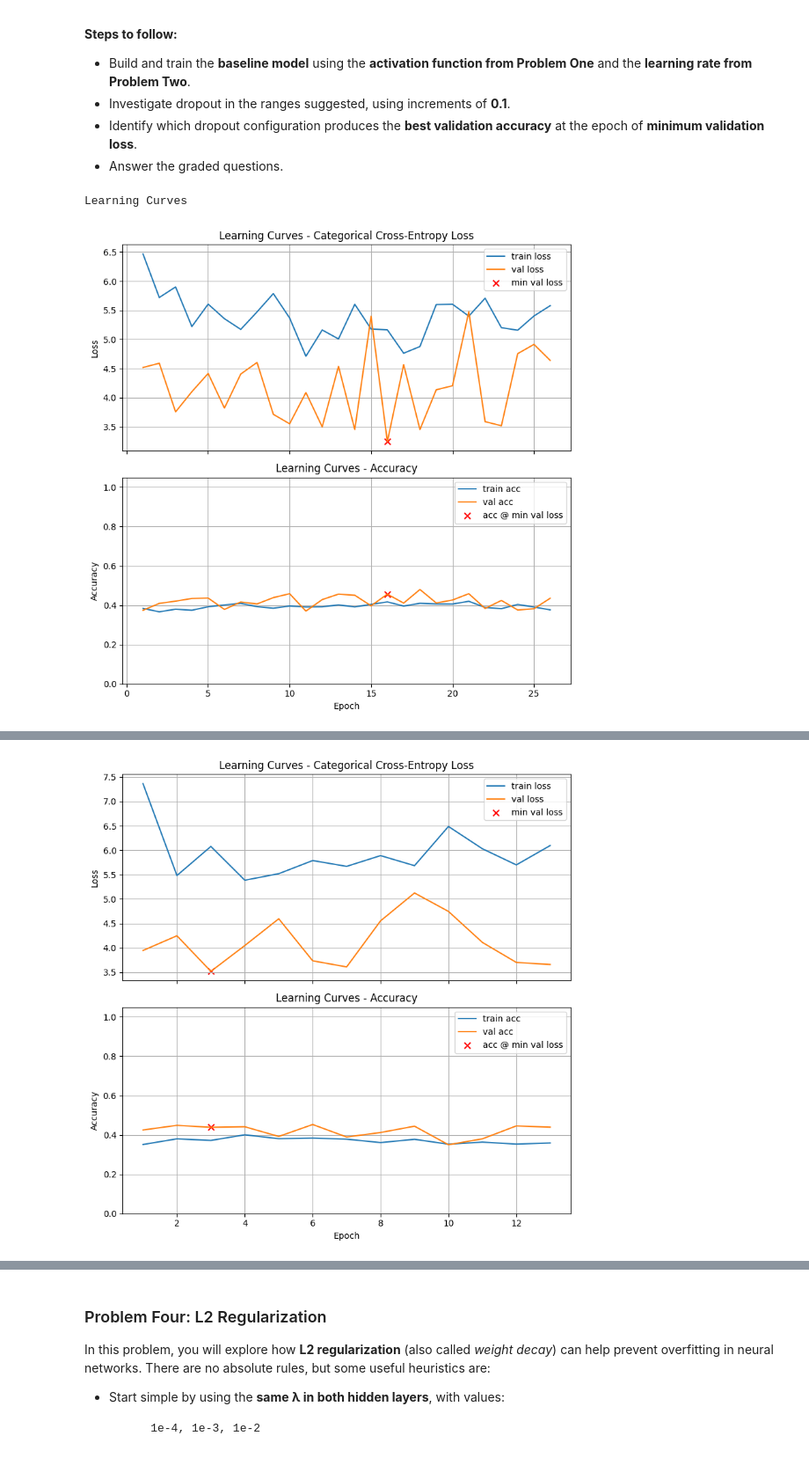
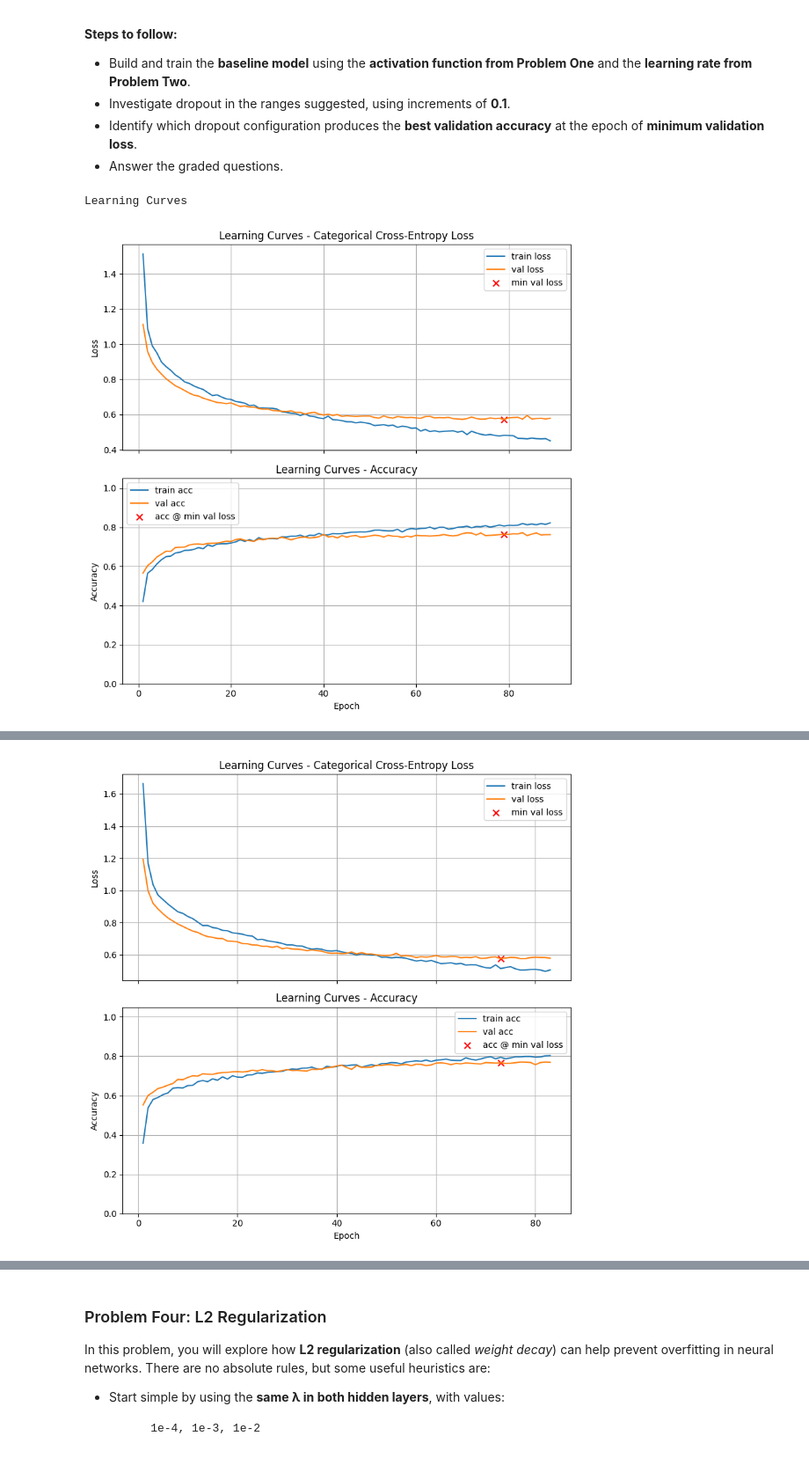
Before and after one commit to bchekole/Fall2025-MOD-703, a Jupyter notebook: Homework_03 (2).ipynb, the cells around one changed output, grey strips where cells are left out. Shown at 88% size. Saved outputs shown, nothing was run; the diff lists cells and outputs as text; code cells hidden in the pictures.

```diff
--- a/Homework_03 (2).ipynb
+++ b/Homework_03 (2).ipynb
@@ -527,13 +522,18 @@ In this problem, you will continue working with the **baseline model** and deter
 
 **Note: Smaller learning rates will generally take more epochs to reach the optimal point, so some of these will not engage early stopping, but run the full 500 epochs.**
 # %%
+# Problem 2 — Learning-rate sweep (sets a2a, a2b)
 import numpy as np
+
+# ensure dict for train_and_test side effects
+try: results
+except NameError: results = {}
+if isinstance(results, list): results = {}
 
 act = {0:'relu',1:'sigmoid',2:'tanh'}.get(a1a,'relu')
 lrs = [1e-3, 5e-4, 1e-4, 5e-5, 1e-5]
 
-val_accs, min_losses = [], []
-
+val_accs = []
 for lr in lrs:
     m = build_model(X_train.shape[1], [(64,act,0.0,0.0),(32,act,0.0,0.0)], n_classes)
     H = train_and_test(m, epochs=500, lr_schedule=lr, use_early_stopping=True,
@@ -542,13 +542,9 @@ for lr in lrs:
     vl = np.array(hist.get('val_loss', []))
     i  = int(vl.argmin()) if vl.size else None
     va = hist.get('val_accuracy', hist.get('val_acc', [])) or []
-    acc = float(va[i]) if (i is not None and len(va)>i) else float(m.evaluate(X_val, y_val, verbose=0)[1])
-    val_accs.append(acc)
-    min_losses.append(float(vl[i]) if i is not None else np.inf)
-    print(f"LR={lr:<7g}\tacc@min={acc:.4f}\tmin_val_loss={min_losses[-1]:.4f}")
+    val_accs.append(float(va[i]) if (i is not None and len(va)>i)
+                    else float(m.evaluate(X_val, y_val, verbose=0)[1]))
 
-# choose best: highest acc, then lowest min_val_loss, then smaller LR
-order = np.lexsort((np.array(lrs), np.array(min_losses), -np.array(val_accs)))
-best_idx = int(order[0])
+best_idx = int(np.nanargmax(val_accs))
 # %% [output]
 LR=0.001
@@ -674,50 +665,35 @@ In this problem, you will explore how **dropout** can help prevent overfitting i
 * Identify which dropout configuration produces the **best validation accuracy** at the epoch of **minimum validation loss**.
 * Answer the graded questions.
 # %%
-# Problem 3 — joint answer cell (sets a3a and a3b)
+# Problem 3 — Dropout sweep (sets a3a, a3b)
 import numpy as np
-# repair keras namespace if shadowed
-try:
-    from tensorflow.keras import models as _models, regularizers as _regs
-except Exception:
-    from keras import models as _models, regularizers as _regs
-models, regularizers = _models, _regs  # build_model uses these
 
 # ensure dict for train_and_test side effects
 try: results
 except NameError: results = {}
 if isinstance(results, list): results = {}
 
-# activation from Problem 1
 act = {0:'relu',1:'sigmoid',2:'tanh'}.get(a1a,'relu')
+# LR may be value or index from Problem 2
+try:
+    lr = float(a2a); assert lr>0
+except Exception:
+    lr = [1e-3,5e-4,1e-4,5e-5,1e-5][int(a2a) if 'a2a' in globals() else 0]
 
-# learning rate from Problem 2 (value or index)
-lr_candidates = [1e-3,5e-4,1e-4,5e-5,1e-5]
-try:
-    lr = float(a2a)
-    if not (0 < lr <= 1): raise ValueError
-except Exception:
-    lr = lr_candidates[int(a2a) if 'a2a' in globals() else 0]
+cfgs = [(d1,d2) for d1 in [0.0,0.1,0.2] for d2 in [0.3,0.4,0.5]]
+best = (-1.0, (0.0,0.0), None)
 
-def acc_at_min_val_loss(history_or_dict, model):
-    H = getattr(history_or_dict,'history',history_or_dict) or {}
-    vl = np.array(H.get('val_loss',[]))
-    idx = int(vl.argmin()) if vl.size else None
-    va = H.get('val_accuracy', H.get('val_acc', [])) or []
-    if idx is not None and len(va)>idx:
-        return float(va[idx])
-    out = model.evaluate(X_val, y_val, verbose=0)
-    return float(out[1]) if isinstance(out,(list,tuple)) and len(out)>=2 else float('nan')
+for d1,d2 in cfgs:
+    m = build_model(X_train.shape[1], [(64,act,0.0,d1),(32,act,0.0,d2)], n_classes)
+    H = train_and_test(m, epochs=500, lr_schedule=lr, use_early_stopping=True,
+                       patience=10, verbose=0, return_history=True)
+    hist = getattr(H,'history',H) or {}
+    vl = np.array(hist.get('val_loss',[])); i = int(vl.argmin()) if vl.size else None
+    va = hist.get('val_accuracy', hist.get('val_acc', [])) or []
+    acc = float(va[i]) if (i is not None and len(va)>i) else float(m.evaluate(X_val,y_val,verbose=0)[1])
+    if acc > best[0]: best = (acc, (d1,d2), m)
 
-best_acc, best_pair, best_model = -1.0, (0.0,0.0), None
-for d1 in [0.0,0.1,0.2]:
-    for d2 in [0.3,0.4,0.5]:
-        m = build_model(X_train.shape[1], [(64,act,0.0,d1),(32,act,0.0,d2)], n_classes)
-        h = train_and_test(m, epochs=500, lr_schedule=lr, use_early_stopping=True,
-                           patience=10, verbose=0, return_history=True)
-        acc = acc_at_min_val_loss(h, m)
-        if acc > best_acc:
-            best_acc, best_pair, best_model = acc, (d1,d2), m
+model_baseline = best[2]
 # %% [output]
 Learning Curves
-[figure, old version]
+[figure, new version]
@@ -737,3 +713,3 @@ Execution Time: 00:00:05
 
 Learning Curves
-[figure, old version]
+[figure, new version]
```
Also changed, not shown: parts of 25 cells of this notebook.
